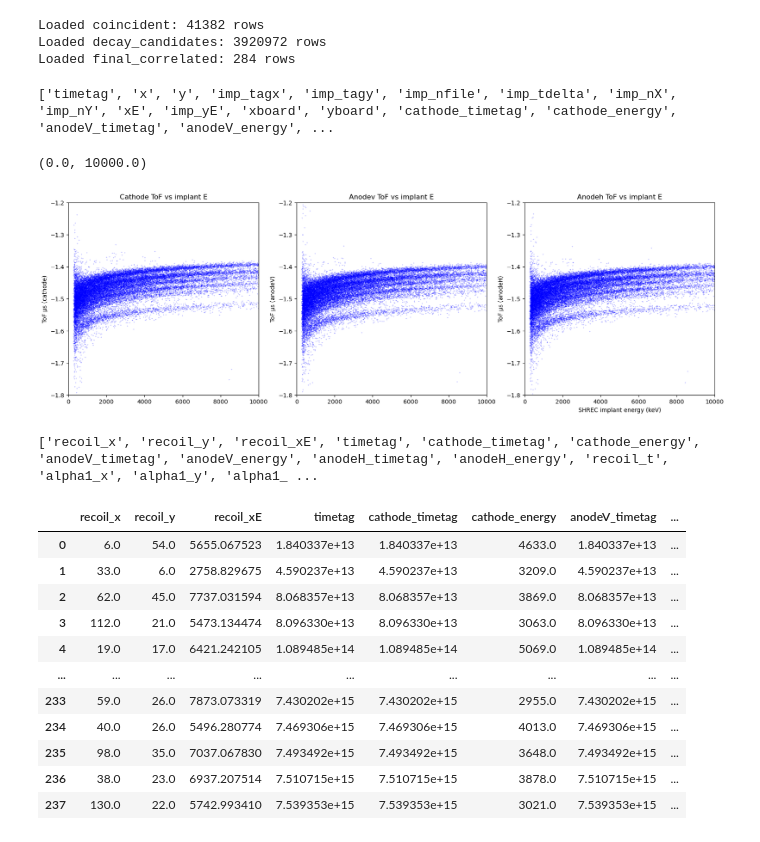
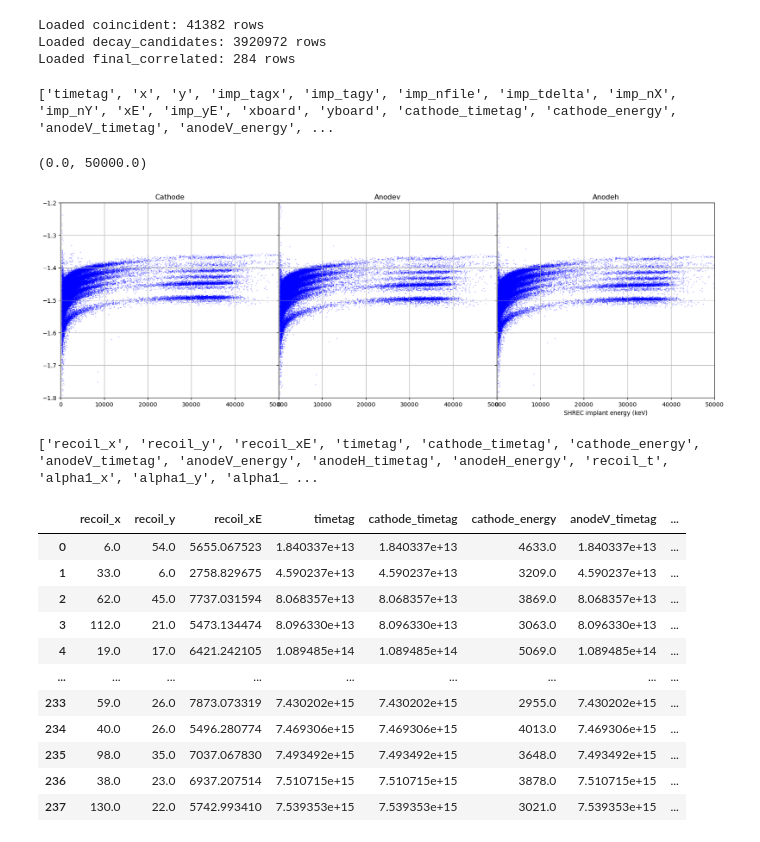
Before and after one commit to JChads4/ppac_code, a Jupyter notebook: analysis_notebook.ipynb, the cells around one changed output. Drawn from its saved outputs; the diff is of its cells as text; code cells hidden in the pictures.

```diff
--- a/analysis_notebook.ipynb
+++ b/analysis_notebook.ipynb
@@ -40,39 +40,41 @@ df_REAA = df[df['chain']=='REAA']
 Loaded coincident: 41382 rows
 Loaded decay_candidates: 3920972 rows
 Loaded final_correlated: 284 rows
-# %%
-cols = coincident.columns.tolist()
-print(cols)
-
-plates = ['cathode', 'anodeV', 'anodeH']
-fig, axs = plt.subplots(1, 3, figsize=(20, 6), sharex=True)
-
-for ax, plate in zip(axs, plates):
-
-    imp_col = f'dt_{plate}_us'
-    rec_col = f'rec_dt_{plate}_us'
-#     hb = ax.hexbin(
-#         coincident['xE'], coincident[imp_col],gridsize=200, extent=(0, 10000, -1.7, -1.5),
-#         mincnt=1, cmap='viridis', alpha=0.7
-#     )
-    # or scatter
-    ax.scatter(coincident['xE'], coincident[imp_col],
-                alpha=0.6, s=0.1, c='blue')
-    ax.set_ylabel(f'ToF μs ({plate})')
-    ax.set_title(f'{plate.capitalize()} ToF vs implant E')
-    ax.tick_params(axis='both', which='major')
-    ax.set_ylim(-1.8,-1.2)
-
-axs[-1].set_xlabel('SHREC implant energy (keV)')
-plt.xlim(0,10e3)
-# %% [output]
-['timetag', 'x', 'y', 'imp_tagx', 'imp_tagy', 'imp_nfile', 'imp_tdelta', 'imp_nX', 'imp_nY', 'xE', 'imp_yE', 'xboard', 'yboard', 'cathode_timetag', 'cathode_energy', 'anodeV_timetag', 'anodeV_energy', ...
-(0.0, 10000.0)
-[figure, removed]
-# %%
-print(df_RA.columns.tolist())
-# %% [output]
-['recoil_x', 'recoil_y', 'recoil_xE', 'timetag', 'cathode_timetag', 'cathode_energy', 'anodeV_timetag', 'anodeV_energy', 'anodeH_timetag', 'anodeH_energy', 'recoil_t', 'alpha1_x', 'alpha1_y', 'alpha1_ ...
+# %%
+cols = coincident.columns.tolist()
+print(cols)
+
+plates = ['cathode', 'anodeV', 'anodeH']
+fig, axs = plt.subplots(1, 3, figsize=(20, 6), sharex=True, sharey=True)
+plt.subplots_adjust(wspace=0)
+for ax, plate in zip(axs, plates):
+
+    imp_col = f'dt_{plate}_us'
+    rec_col = f'rec_dt_{plate}_us'
+#     hb = ax.hexbin(
+#         coincident['xE'], coincident[imp_col],gridsize=200, extent=(0, 10000, -1.7, -1.5),
+#         mincnt=1, cmap='viridis', alpha=0.7
+#     )
+    # or scatter
+    ax.scatter(coincident['xE'], coincident[imp_col],
+                alpha=0.6, s=0.1, c='blue')
+#     ax.set_ylabel(f'ToF μs ({plate})')
+    ax.set_title(f'{plate.capitalize()}')
+    ax.tick_params(axis='both', which='major')
+    ax.set_ylim(-1.8,-1.2)
+    ax.grid()
+
+axs[-1].set_xlabel('SHREC implant energy (keV)')
+plt.xlim(0,50e3)
+# plt.grid()
+# %% [output]
+['timetag', 'x', 'y', 'imp_tagx', 'imp_tagy', 'imp_nfile', 'imp_tdelta', 'imp_nX', 'imp_nY', 'xE', 'imp_yE', 'xboard', 'yboard', 'cathode_timetag', 'cathode_energy', 'anodeV_timetag', 'anodeV_energy', ...
+(0.0, 50000.0)
+[figure, added]
+# %%
+print(df_RA.columns.tolist())
+# %% [output]
+['recoil_x', 'recoil_y', 'recoil_xE', 'timetag', 'cathode_timetag', 'cathode_energy', 'anodeV_timetag', 'anodeV_energy', 'anodeH_timetag', 'anodeH_energy', 'recoil_t', 'alpha1_x', 'alpha1_y', 'alpha1_ ...
 # %%
 display(df_RA)
 # %% [output]
```
